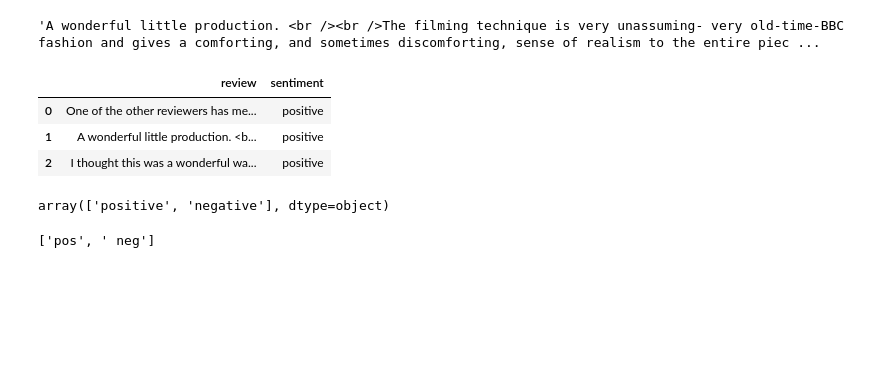
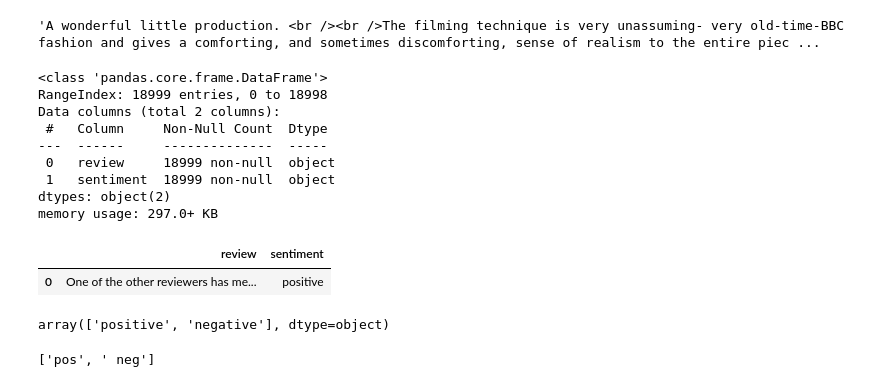
Before and after one commit to malinphy/IMDB_Analysis_different_approachs, a Jupyter notebook: IMDB_ML_VS_NN.ipynb, the cells around one changed output. Saved outputs shown, nothing was run; the diff lists cells and outputs as text; code cells hidden in the pictures; blank space fills up the shorter version.

```diff
--- a/IMDB_ML_VS_NN.ipynb
+++ b/IMDB_ML_VS_NN.ipynb
@@ -12,15 +12,25 @@ import seaborn as sns
 # %%
-data_dir ='https://raw.githubusercontent.com/malinphy/IMDB_Analysis_different_approachs/main/IMDB_Dataset_short2.csv'
+data_dir =r'https://raw.githubusercontent.com/malinphy/IMDB_Analysis_different_approachs/main/IMDB_Dataset_short2.csv'
 
 data = pd.read_csv(data_dir)
 
 data['review'][1]
 # %% [output]
 'A wonderful little production. <br /><br />The filming technique is very unassuming- very old-time-BBC fashion and gives a comforting, and sometimes discomforting, sense of realism to the entire piec ...
+# %%
+data.info()
+# %% [output]
+<class 'pandas.core.frame.DataFrame'>
+RangeIndex: 18999 entries, 0 to 18998
+Data columns (total 2 columns):
+ #   Column     Non-Null Count  Dtype
+---  ------     --------------  -----
+ 0   review     18999 non-null  object
+ 1   sentiment  18999 non-null  object
+dtypes: object(2)
+memory usage: 297.0+ KB
 # %%
-data.head(3)
+data.head(1)
 # %% [output]
 |  | review | sentiment |
 | 0 | One of the other reviewers has me... | positive |
-| 1 | A wonderful little production. <b... | positive |
-| 2 | I thought this was a wonderful wa... | positive |
```
Also changed, not shown: parts of 74 cells of this notebook.
